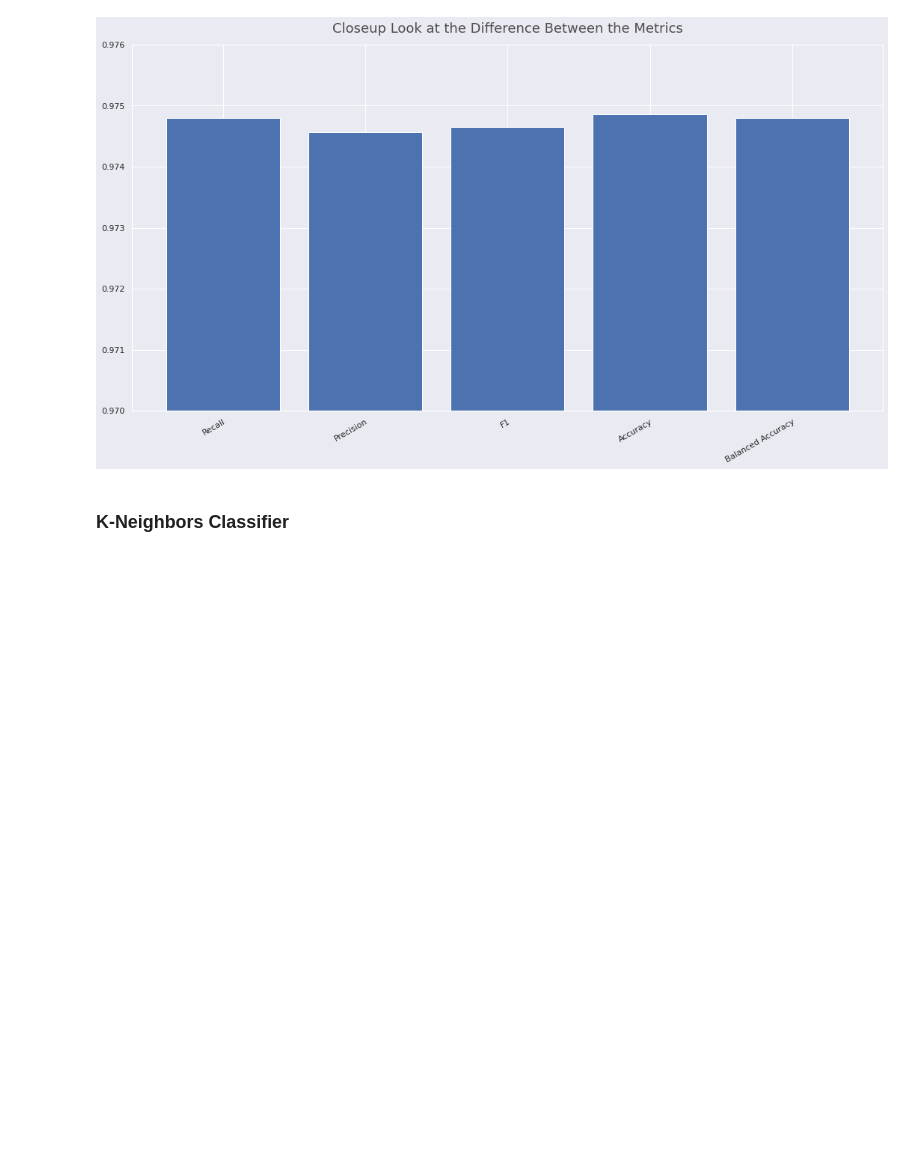
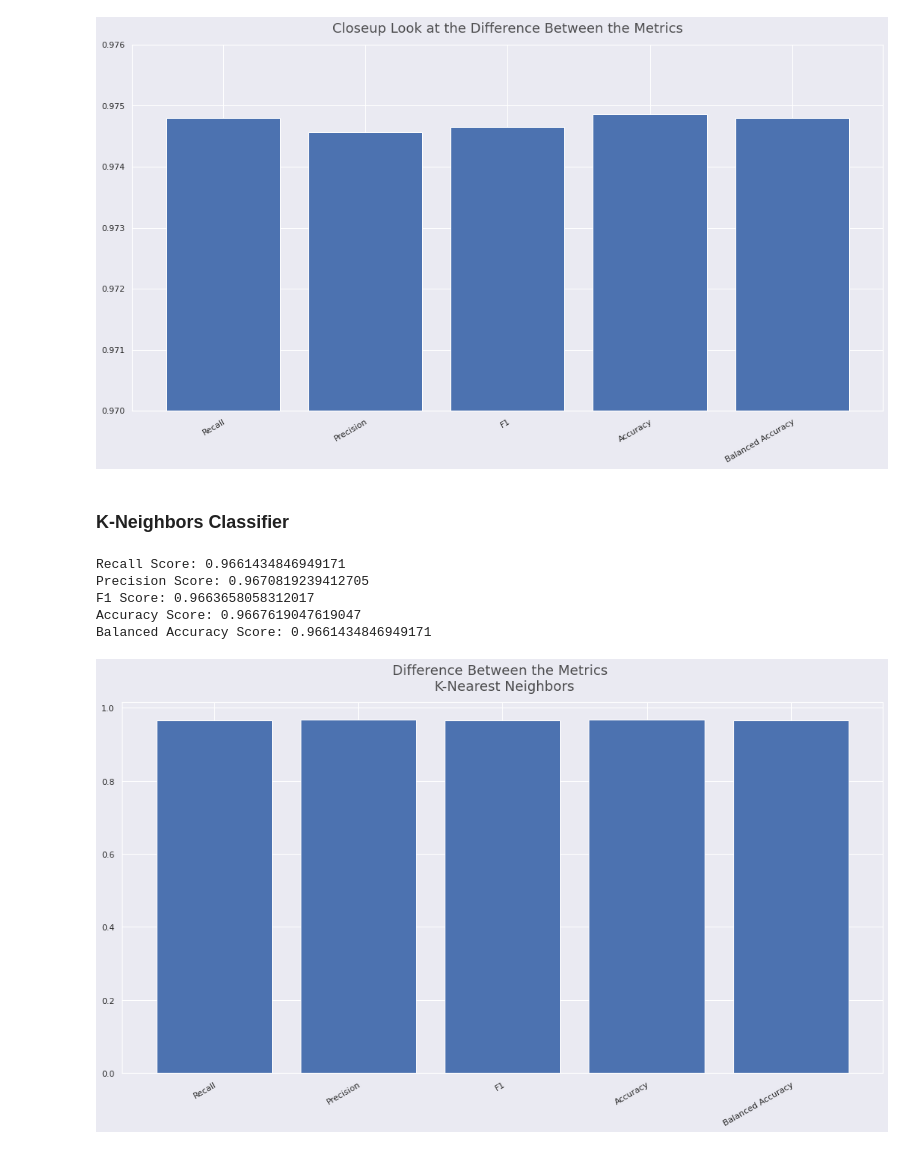
Before and after one commit to pedrohortencio/machine-learning-gladiator, a Jupyter notebook: MNIST/MNIST_Gladiator.ipynb, the cells around one changed output. Drawn from its saved outputs; the diff is of its cells as text; code cells hidden in the pictures; blank space fills up the shorter version.

```diff
--- a/MNIST/MNIST_Gladiator.ipynb
+++ b/MNIST/MNIST_Gladiator.ipynb
@@ -197,0 +203,39 @@ plt.show();
+# %%
+knn = KNeighborsClassifier()
+
+knn.fit(X_train, y_train)
+
+predictions_knn = knn.predict(X_validation)
+# %%
+recall_knn = recall_score(y_validation, predictions_knn, average='macro')
+precision_knn = precision_score(y_validation, predictions_knn, average='macro')
+f1_knn = f1_score(y_validation, predictions_knn, average='macro')
+acc_knn = accuracy_score(y_validation, predictions_knn)
+bacc_knn = balanced_accuracy_score(y_validation, predictions_knn)
+# %%
+dict_metrics['kNN'] = [recall_knn, precision_knn, f1_knn, acc_knn, bacc_knn]
+
+print('Recall Score:', recall_knn)
+print('Precision Score:', precision_knn)
+print('F1 Score:', f1_knn)
+print('Accuracy Score:', acc_knn)
+print('Balanced Accuracy Score:', bacc_knn)
+# %% [output]
+Recall Score: 0.9661434846949171
+Precision Score: 0.9670819239412705
+F1 Score: 0.9663658058312017
+Accuracy Score: 0.9667619047619047
+Balanced Accuracy Score: 0.9661434846949171
+# %%
+fig = plt.figure(figsize=(18, 9))
+fig.patch.set_facecolor('#eaeaf2')
+
+plt.bar(['Recall', 'Precision', 'F1', 'Accuracy', 'Balanced Accuracy'],
+        [recall_knn, precision_knn, f1_knn, acc_knn, bacc_knn])
+plt.xticks(rotation=30, rotation_mode="anchor", ha='right')
+
+plt.title('Difference Between the Metrics \n K-Nearest Neighbors',
+          size=18, alpha=0.8, y=1.02)
+plt.show();
+# %% [output]
+[figure, added]
```
Also changed, not shown: parts of 9 cells of this notebook.
